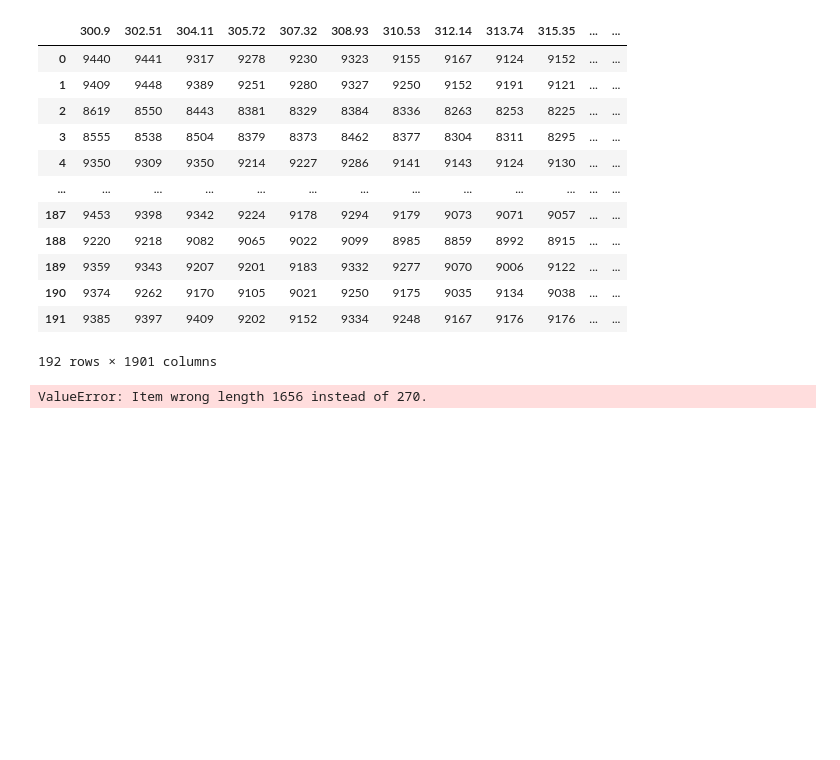
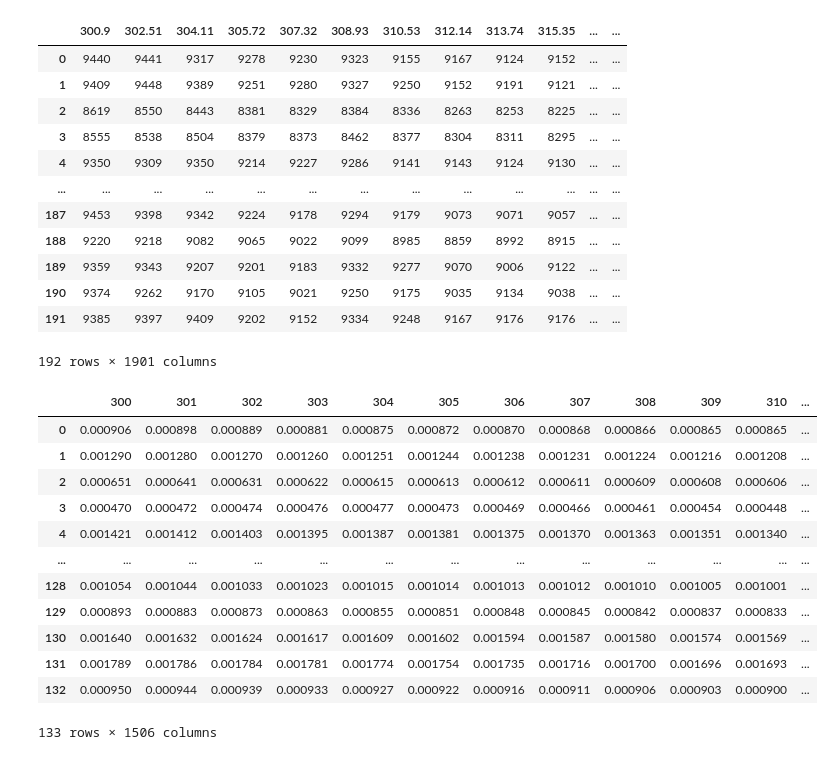
Before and after one commit to J-Brannigan/dig4bio, a Jupyter notebook: notebooks/03_shared_wavenumber_grid.ipynb, the cells around one changed output. Drawn from its saved outputs; the diff is of its cells as text; code cells hidden in the pictures; blank space fills up the shorter version.

```diff
--- a/notebooks/03_shared_wavenumber_grid.ipynb
+++ b/notebooks/03_shared_wavenumber_grid.ipynb
@@ -276,31 +240,43 @@ display(old_96_spectrum_df[old_96_spectrum_df.columns[147:]])
 # %%
 from dig4bio.constants import SOURCE_DEVICE_NAMES
 from dig4bio.preprocessing import build_wavenumber_grid, interpolate_spectra_to_grid
 
 interpolated_dfs = {}
 
 source_device_dfs = read_raman_files(SOURCE_DEVICE_NAMES,level="interim")
 
 fingerprint_wavenumber_grid = build_wavenumber_grid()
 
 for device_name, df in source_device_dfs.items():
 
     df_copy = df.copy()
 
     spectral_columns = get_interim_spectral_cols(device_name, df_copy)
 
     spectra_df = df_copy[spectral_columns]
-    labels_df = df_copy.drop(spectral_columns)
+    labels_df = df_copy.drop(columns = spectral_columns)
 
     old_wavenumbers = np.array(spectral_columns)
 
     interpolated_spectra = interpolate_spectra_to_grid(spectra= spectra_df, old_wavenumbers=old_wavenumbers, new_wavenumbers=fingerprint_wavenumber_grid)
 
-    interpolated_df = pd.DataFrame(interpolated_spectra, columns = fingerprint_wavenumber_grid.astype(str))
-    interpolated_df = pd.concat([interpolated_df,df],axis=1)
+    interpolated_df = pd.DataFrame(interpolated_spectra, columns = fingerprint_wavenumber_grid.astype(str), index=df.index)
+    interpolated_df = pd.concat([interpolated_df,labels_df],axis=1)
 
     interpolated_dfs[device_name] = interpolated_df
 
-interpolated_dfs['anton532']
+interpolated_dfs['timegate']
 # %% [output]
+|  | 300 | 301 | 302 | 303 | 304 | 305 | 306 | 307 | 308 | 309 | 310 | ... |
+| 0 | 0.000906 | 0.000898 | 0.000889 | 0.000881 | 0.000875 | 0.000872 | 0.000870 | 0.000868 | 0.000866 | 0.000865 | 0.000865 | ... |
+| 1 | 0.001290 | 0.001280 | 0.001270 | 0.001260 | 0.001251 | 0.001244 | 0.001238 | 0.001231 | 0.001224 | 0.001216 | 0.001208 | ... |
+| 2 | 0.000651 | 0.000641 | 0.000631 | 0.000622 | 0.000615 | 0.000613 | 0.000612 | 0.000611 | 0.000609 | 0.000608 | 0.000606 | ... |
+| 3 | 0.000470 | 0.000472 | 0.000474 | 0.000476 | 0.000477 | 0.000473 | 0.000469 | 0.000466 | 0.000461 | 0.000454 | 0.000448 | ... |
+| 4 | 0.001421 | 0.001412 | 0.001403 | 0.001395 | 0.001387 | 0.001381 | 0.001375 | 0.001370 | 0.001363 | 0.001351 | 0.001340 | ... |
+| ... | ... | ... | ... | ... | ... | ... | ... | ... | ... | ... | ... | ... |
+| 128 | 0.001054 | 0.001044 | 0.001033 | 0.001023 | 0.001015 | 0.001014 | 0.001013 | 0.001012 | 0.001010 | 0.001005 | 0.001001 | ... |
+| 129 | 0.000893 | 0.000883 | 0.000873 | 0.000863 | 0.000855 | 0.000851 | 0.000848 | 0.000845 | 0.000842 | 0.000837 | 0.000833 | ... |
+| 130 | 0.001640 | 0.001632 | 0.001624 | 0.001617 | 0.001609 | 0.001602 | 0.001594 | 0.001587 | 0.001580 | 0.001574 | 0.001569 | ... |
+| 131 | 0.001789 | 0.001786 | 0.001784 | 0.001781 | 0.001774 | 0.001754 | 0.001735 | 0.001716 | 0.001700 | 0.001696 | 0.001693 | ... |
+| 132 | 0.000950 | 0.000944 | 0.000939 | 0.000933 | 0.000927 | 0.000922 | 0.000916 | 0.000911 | 0.000906 | 0.000903 | 0.000900 | ... |
-ValueError: Item wrong length 1656 instead of 270.
+133 rows × 1506 columns
```
Also changed, not shown: parts of 3 cells of this notebook, 8 other files.
